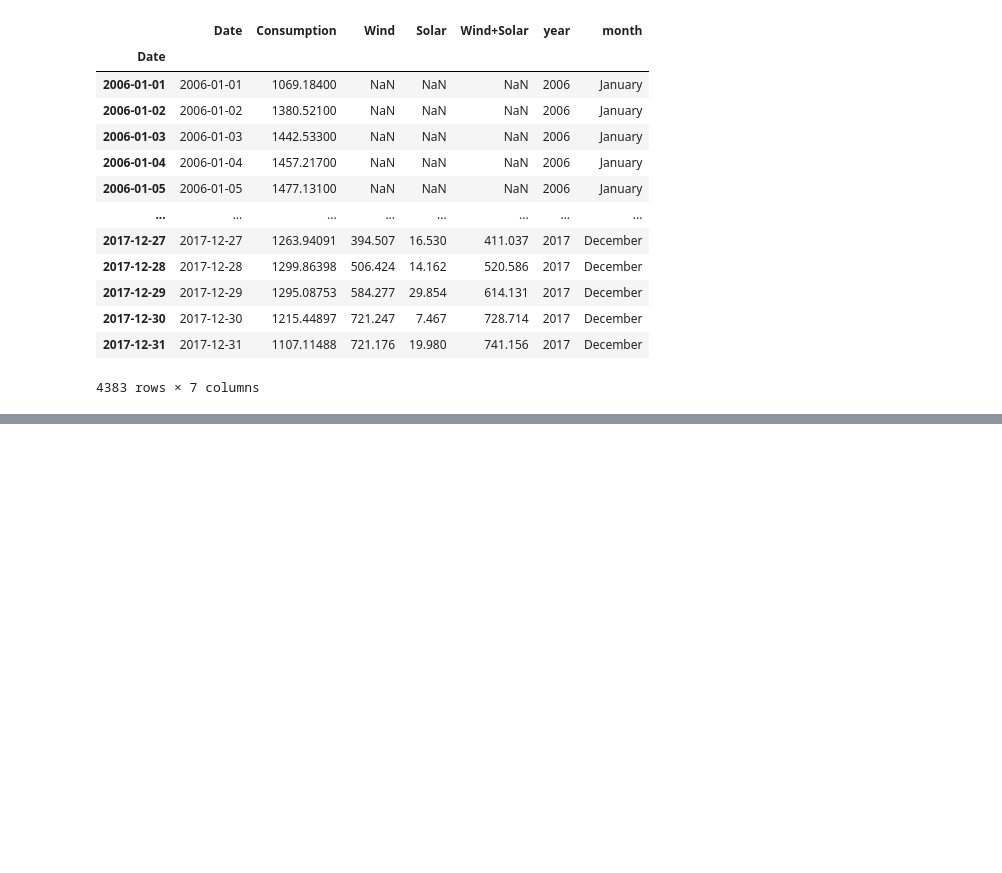
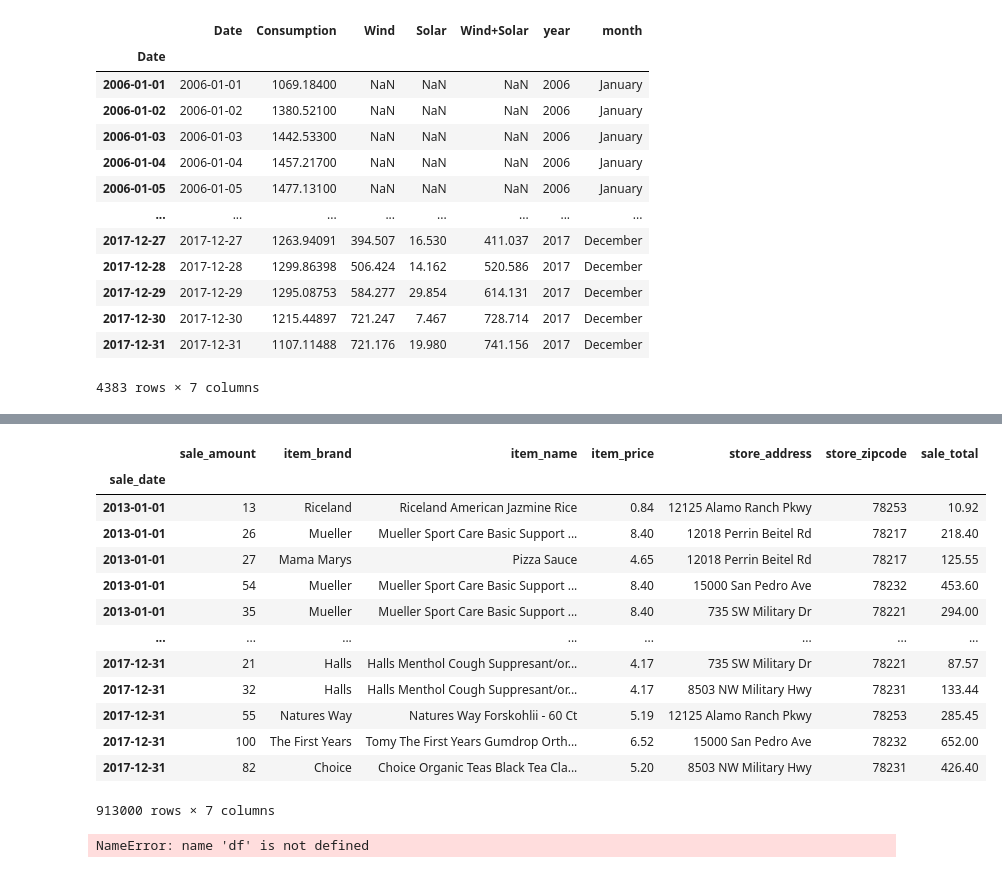
Before and after one commit to wherrickjr/time-series-exercises, a Jupyter notebook: prepare.ipynb, the cells around one changed output, grey strips where cells are left out. Cells and saved outputs as stored; diff of their text form; code cells hidden in the pictures; blank space fills up the shorter version.

```diff
--- a/prepare.ipynb
+++ b/prepare.ipynb
@@ -247,0 +243,2 @@ germany
+# %%
+store = wrangle.acquire_store()
@@ -247,0 +261,22 @@ germany
+# %%
+store = prepare.prepare_store(store)
+store
+# %% [output]
+|  | sale_amount | item_brand | item_name | item_price | store_address | store_zipcode | sale_total |
+| sale_date |  |  |  |  |  |  |  |
+| 2013-01-01 | 13 | Riceland | Riceland American Jazmine Rice | 0.84 | 12125 Alamo Ranch Pkwy | 78253 | 10.92 |
+| 2013-01-01 | 26 | Mueller | Mueller Sport Care Basic Support ... | 8.40 | 12018 Perrin Beitel Rd | 78217 | 218.40 |
+| 2013-01-01 | 27 | Mama Marys | Pizza Sauce | 4.65 | 12018 Perrin Beitel Rd | 78217 | 125.55 |
+| 2013-01-01 | 54 | Mueller | Mueller Sport Care Basic Support ... | 8.40 | 15000 San Pedro Ave | 78232 | 453.60 |
+| 2013-01-01 | 35 | Mueller | Mueller Sport Care Basic Support ... | 8.40 | 735 SW Military Dr | 78221 | 294.00 |
+| ... | ... | ... | ... | ... | ... | ... | ... |
+| 2017-12-31 | 21 | Halls | Halls Menthol Cough Suppresant/or... | 4.17 | 735 SW Military Dr | 78221 | 87.57 |
+| 2017-12-31 | 32 | Halls | Halls Menthol Cough Suppresant/or... | 4.17 | 8503 NW Military Hwy | 78231 | 133.44 |
+| 2017-12-31 | 55 | Natures Way | Natures Way Forskohlii - 60 Ct | 5.19 | 12125 Alamo Ranch Pkwy | 78253 | 285.45 |
+| 2017-12-31 | 100 | The First Years | Tomy The First Years Gumdrop Orth... | 6.52 | 15000 San Pedro Ave | 78232 | 652.00 |
+| 2017-12-31 | 82 | Choice | Choice Organic Teas Black Tea Cla... | 5.20 | 8503 NW Military Hwy | 78231 | 426.40 |
+913000 rows × 7 columns
+# %%
+prepare.plot_store('sale_amount', 'item_price')
+# %% [output]
+NameError: name 'df' is not defined
```
Also changed, not shown: parts of 3 cells of this notebook, 3 other files.
